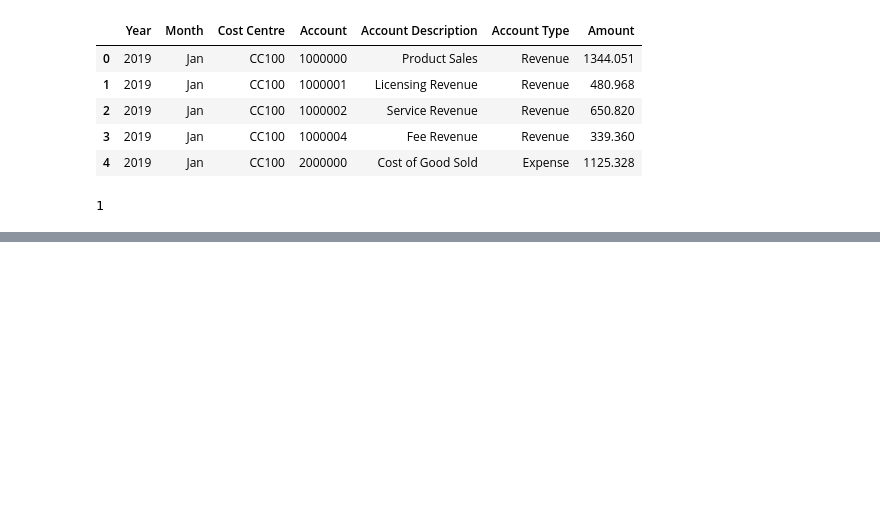
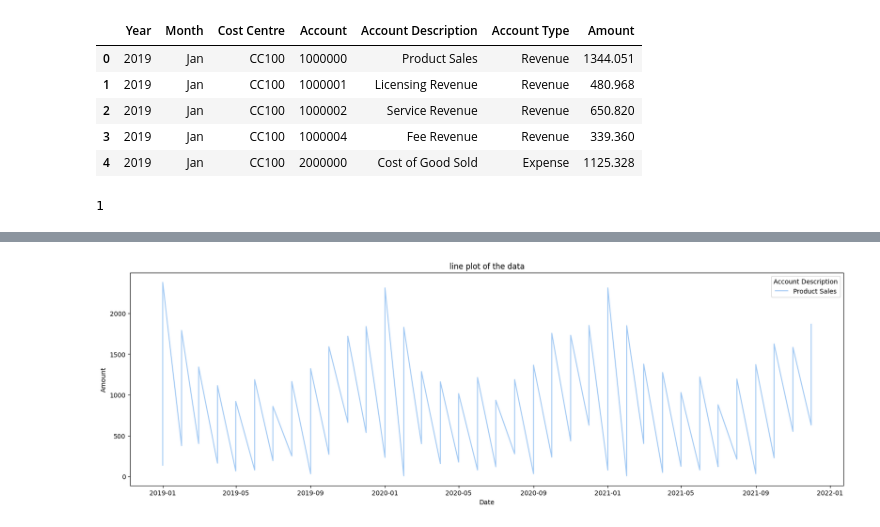
Before and after one commit to ShardulMore112/ml_overall_sklearn, a Jupyter notebook: exploratory_data_analysis/eda.ipynb, the cells around one changed output, grey strips where cells are left out. Drawn from its saved outputs; the diff is of its cells as text; code cells hidden in the pictures; blank space fills up the shorter version.

```diff
--- a/exploratory_data_analysis/eda.ipynb
+++ b/exploratory_data_analysis/eda.ipynb
@@ -145,0 +217,6 @@ df["Period"] = df["Month"]
+# %%
+plt.figure(figsize=(20,6))
+sns.lineplot(x = 'Date', y = 'Amount' , hue = "Account Description" ,estimator= None, data = df[df["Account Description"] == "Product Sales"] , palette= 'pastel').set_title("line plot of the data")
+plt.show()
+# %% [output]
+[figure, added]
```
Also changed, not shown: parts of 11 cells of this notebook.
